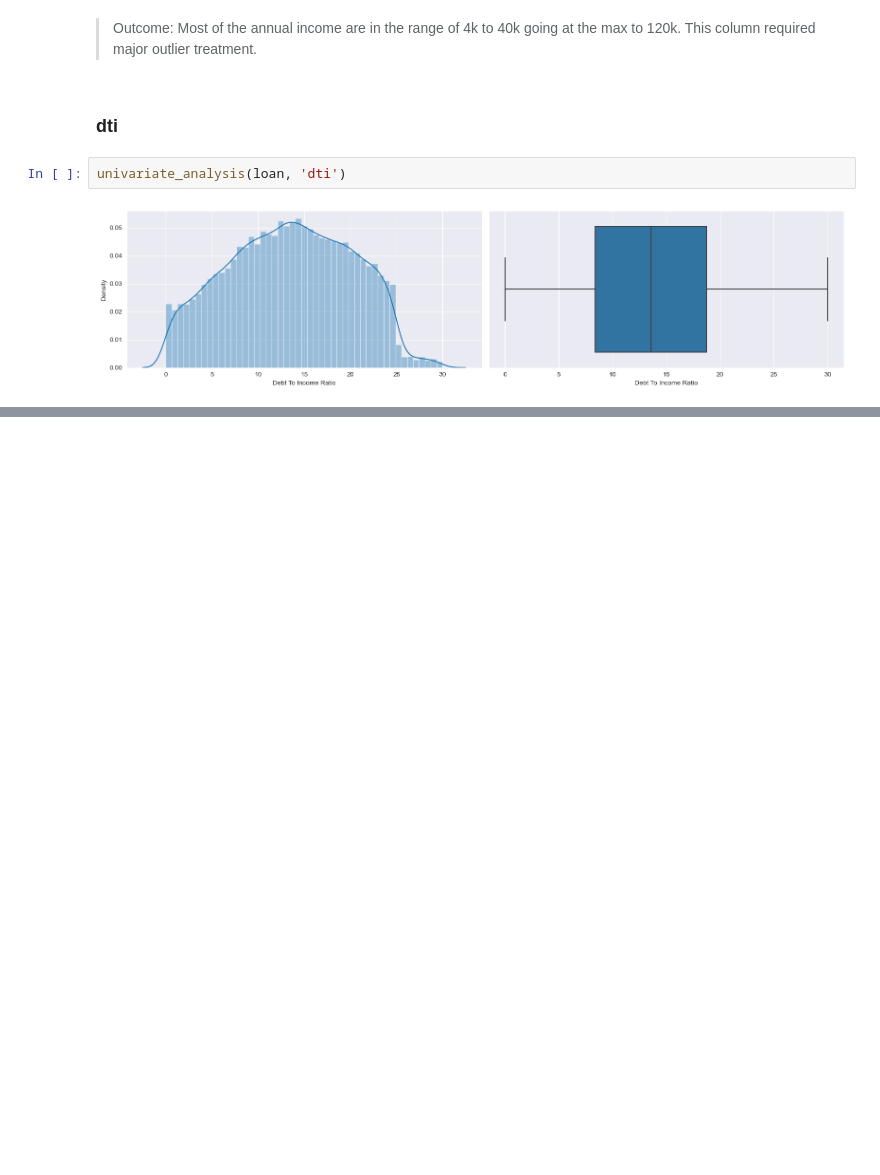
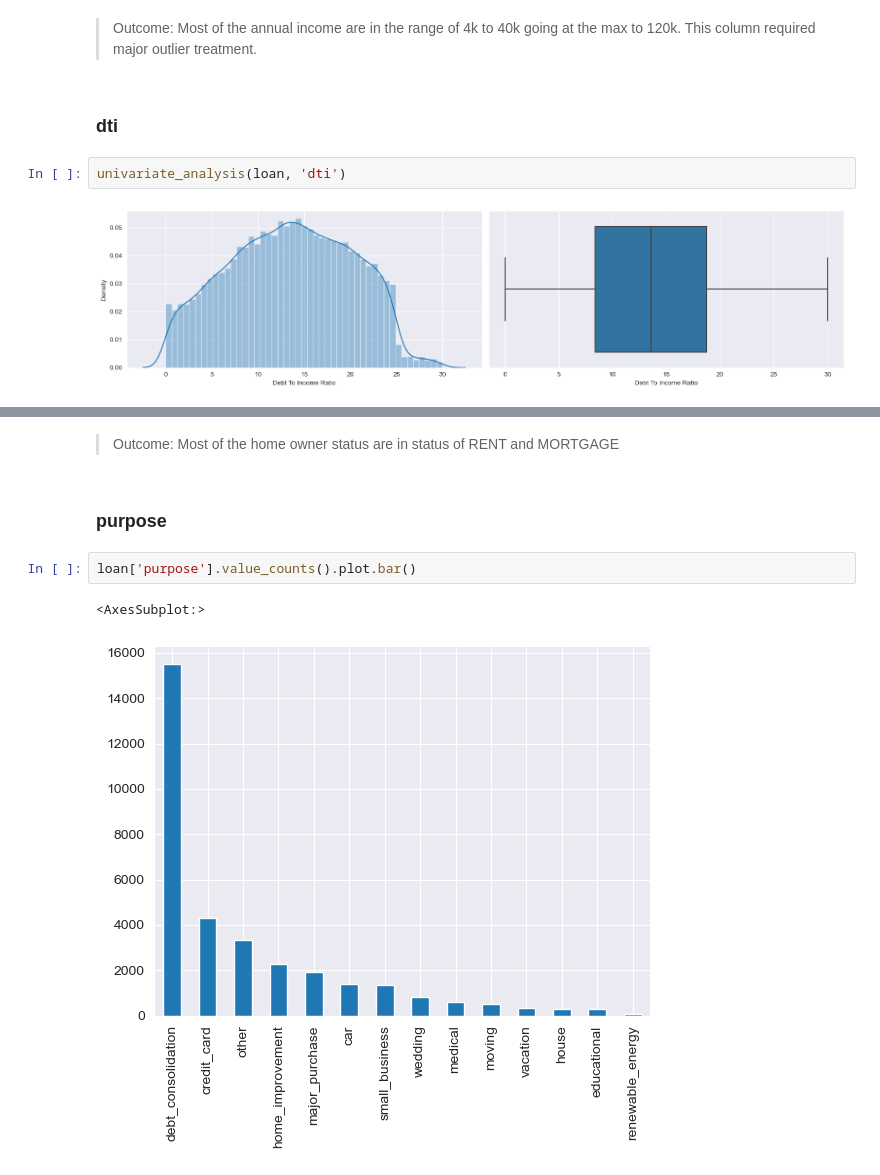
Before and after one commit to manikUpgrad/lending-club, a Jupyter notebook: manik_bajaj.ipynb, the cells around one changed output, grey strips where cells are left out. Saved outputs shown, nothing was run; the diff lists cells and outputs as text; blank space fills up the shorter version.

```diff
--- a/manik_bajaj.ipynb
+++ b/manik_bajaj.ipynb
@@ -845,0 +859,9 @@ univariate_analysis(loan, 'dti')
+# %% [markdown]
+> Outcome: Most of the home owner status are in status of RENT and MORTGAGE
+# %% [markdown]
+### purpose
+# %%
+loan['purpose'].value_counts().plot.bar()
+# %% [output]
+<AxesSubplot:>
+[figure, added]
```
Also changed, not shown: parts of 98 cells of this notebook.
